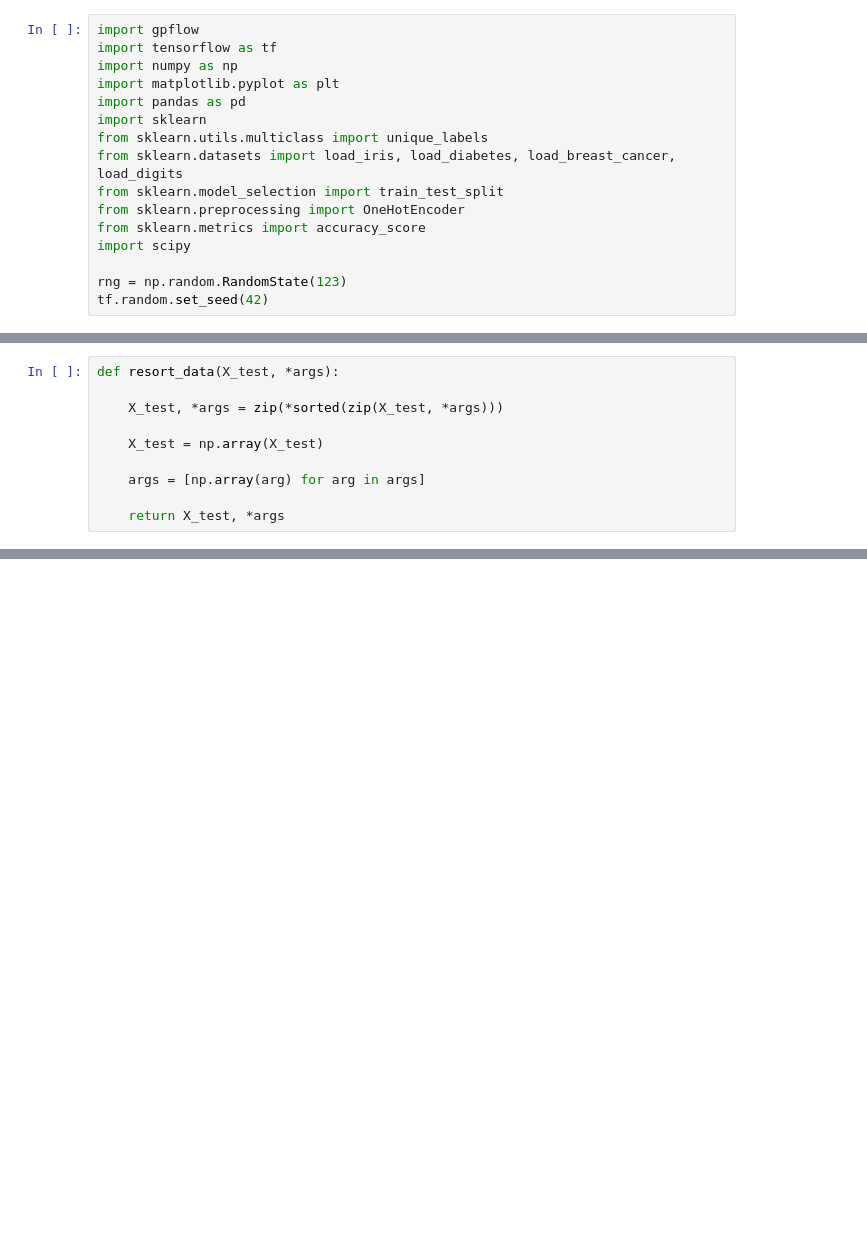
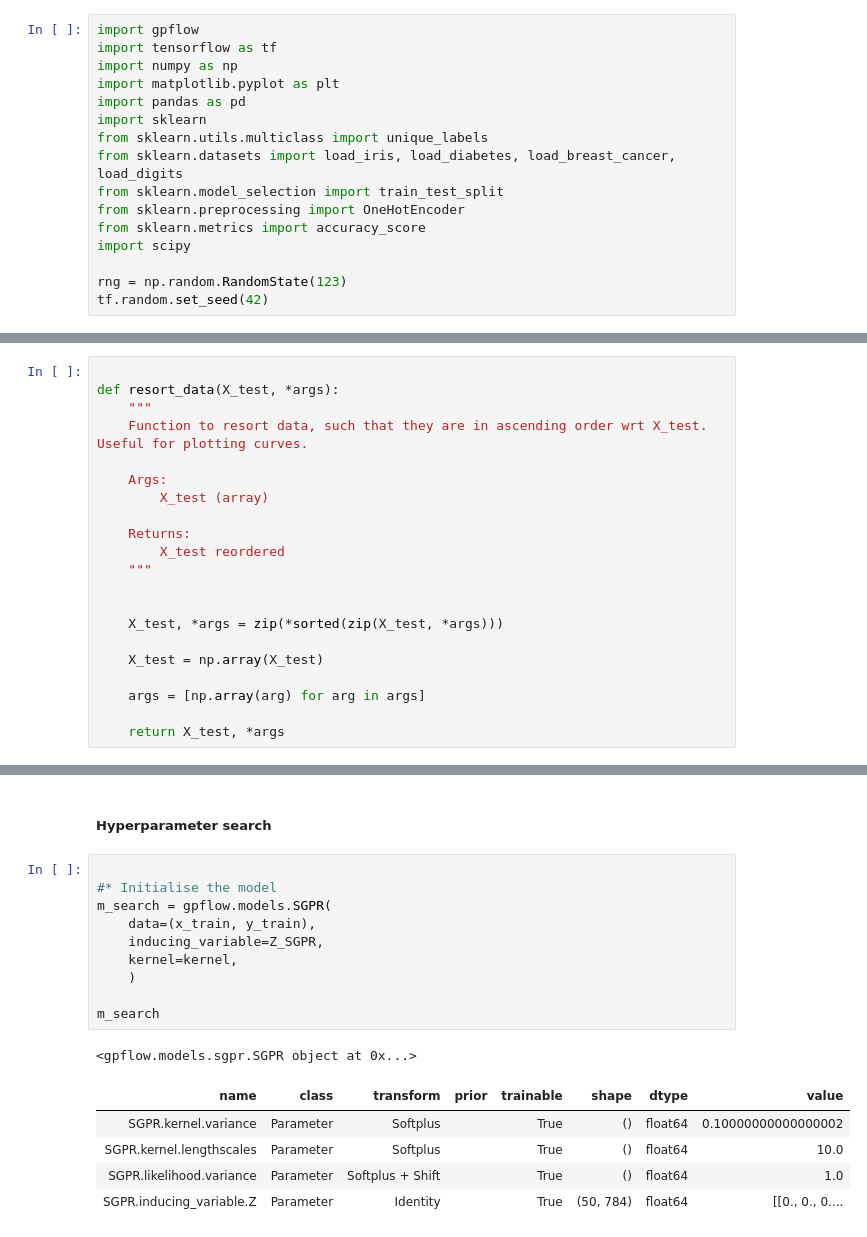
Before and after one commit to hugheshallettj/Mnist_training, a Jupyter notebook: SGPR_mnist.ipynb, the cells around one changed output, grey strips where cells are left out. Cells and saved outputs as stored; diff of their text form; blank space fills up the shorter version.

```diff
--- a/SGPR_mnist.ipynb
+++ b/SGPR_mnist.ipynb
@@ -17,5 +21,16 @@ tf.random.set_seed(42)
 # %%
+
 def resort_data(X_test, *args):
+    """
+    Function to resort data, such that they are in ascending order wrt X_test. Useful for plotting curves.
+
+    Args:
+        X_test (array)
+
+    Returns:
+        X_test reordered
+    """
+
 
     X_test, *args = zip(*sorted(zip(X_test, *args)))
 
@@ -239,0 +341,19 @@ print(y_test[:20].reshape(1,-1))
+# %% [markdown]
+##### Hyperparameter search
+# %%
+
+#* Initialise the model
+m_search = gpflow.models.SGPR(
+    data=(x_train, y_train),
+    inducing_variable=Z_SGPR,
+    kernel=kernel,
+    )
+
+m_search
+# %% [output]
+<gpflow.models.sgpr.SGPR object at 0x...>
+| name | class | transform | prior | trainable | shape | dtype | value |
+| SGPR.kernel.variance | Parameter | Softplus |  | True | () | float64 | 0.10000000000000002 |
+| SGPR.kernel.lengthscales | Parameter | Softplus |  | True | () | float64 | 10.0 |
+| SGPR.likelihood.variance | Parameter | Softplus + Shift |  | True | () | float64 | 1.0 |
+| SGPR.inducing_variable.Z | Parameter | Identity |  | True | (50, 784) | float64 | [[0., 0., 0.... |
```
Also changed, not shown: parts of 27 cells of this notebook.
